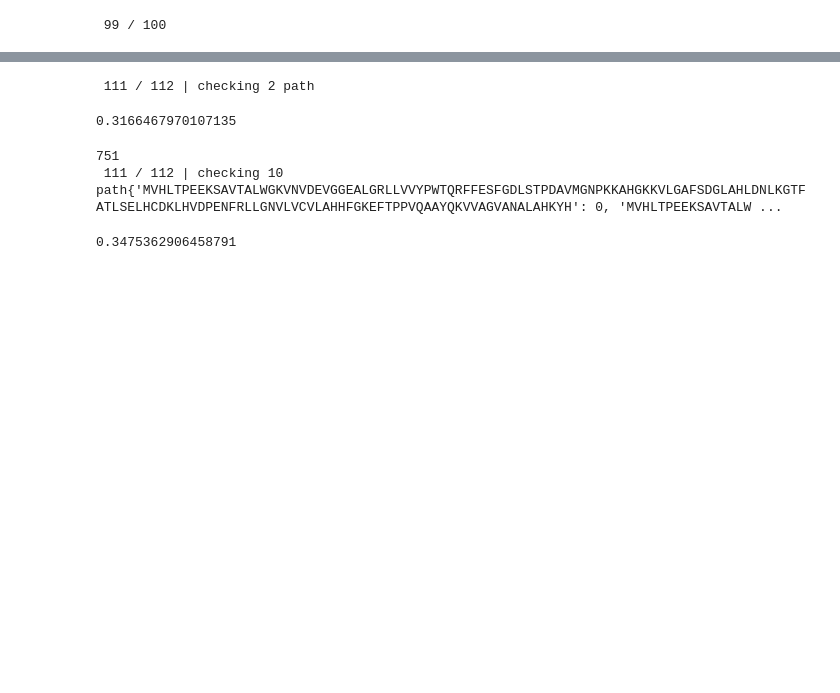
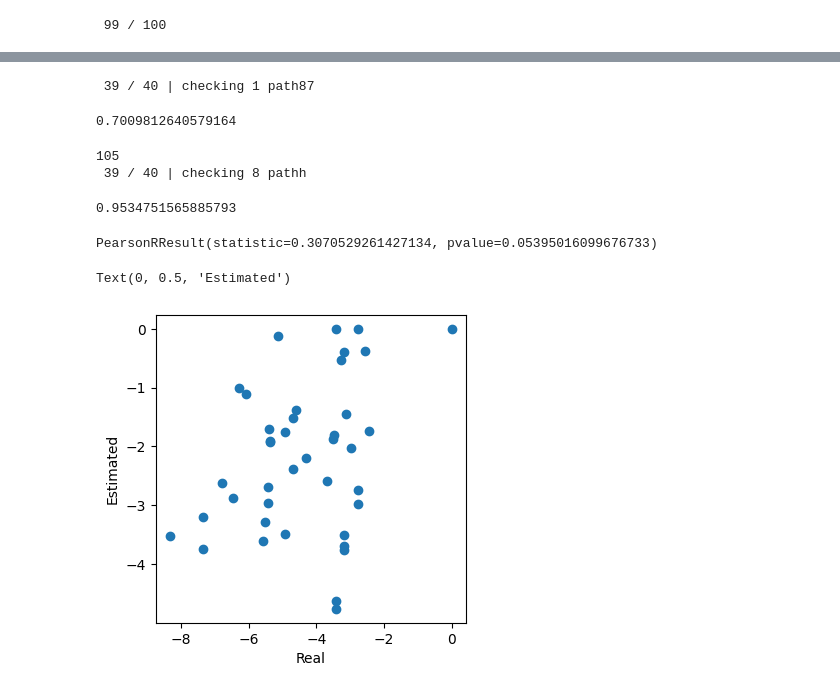
Before and after one commit to ErikHartman/disassembly, a Jupyter notebook: src/weight_estimation_new_method.ipynb, the cells around one changed output, grey strips where cells are left out. Saved outputs shown, nothing was run; the diff lists cells and outputs as text; code cells hidden in the pictures; blank space fills up the shorter version.

```diff
--- a/src/weight_estimation_new_method.ipynb
+++ b/src/weight_estimation_new_method.ipynb
@@ -294,25 +298,46 @@ print(sum([e for _,e in real_vs_estimated_weights]))
 # %%
 from disassembly.disassembly import get_disassembly_indexes
 from disassembly.disassembly import get_disassembly
-disassembly_indexes = get_disassembly_indexes(sequence_graph)
-get_disassembly(P, disassembly_indexes)
+real_disassembly_indexes = get_disassembly_indexes(sequence_graph)
+print(sequence_graph.number_of_edges())
+get_disassembly(P, real_disassembly_indexes)
 # %% [output]
- 111 / 112 | checking 2 path
+ 39 / 40 | checking 1 path87
-0.3166467970107135
+0.7009812640579164
 # %%
 import networkx as nx
 
 no_0_G = nx.DiGraph()
 for source, target, data in G.edges(data=True):
-    if data["weight"] > 0:
+    if data["weight"] > 0.01:
         no_0_G.add_edge(source, target, **data)
 
 print(no_0_G.number_of_edges())
 
-disassembly_indexes = get_disassembly_indexes(no_0_G)
-print(disassembly_indexes)
-get_disassembly(P, disassembly_indexes)
+estimated_disassembly_indexes = get_disassembly_indexes(no_0_G)
+get_disassembly(P, estimated_disassembly_indexes)
 # %% [output]
-751
- 111 / 112 | checking 10 path{'MVHLTPEEKSAVTALWGKVNVDEVGGEALGRLLVVYPWTQRFFESFGDLSTPDAVMGNPKKAHGKKVLGAFSDGLAHLDNLKGTFATLSELHCDKLHVDPENFRLLGNVLVCVLAHHFGKEFTPPVQAAYQKVVAGVANALAHKYH': 0, 'MVHLTPEEKSAVTALW ...
+105
+ 39 / 40 | checking 8 pathh
-0.3475362906458791
+0.9534751565885793
+# %%
+from scipy.stats import pearsonr
+import numpy as np
+
+def log_0(x):
+    return np.log(x) if x>0 else 0
+
+fig = plt.figure(figsize=(4,4))
+xs = []
+ys = []
+for key in P.keys():
+    xs.append(log_0(real_disassembly_indexes[key]))
+    ys.append(log_0(estimated_disassembly_indexes[key]))
+plt.scatter(xs,ys)
+print(pearsonr(xs,ys))
+plt.xlabel("Real")
+plt.ylabel("Estimated")
+# %% [output]
+PearsonRResult(statistic=0.3070529261427134, pvalue=0.05395016099676733)
+Text(0, 0.5, 'Estimated')
+[figure, added]
```
Also changed, not shown: parts of 5 cells of this notebook, 1 other file.
